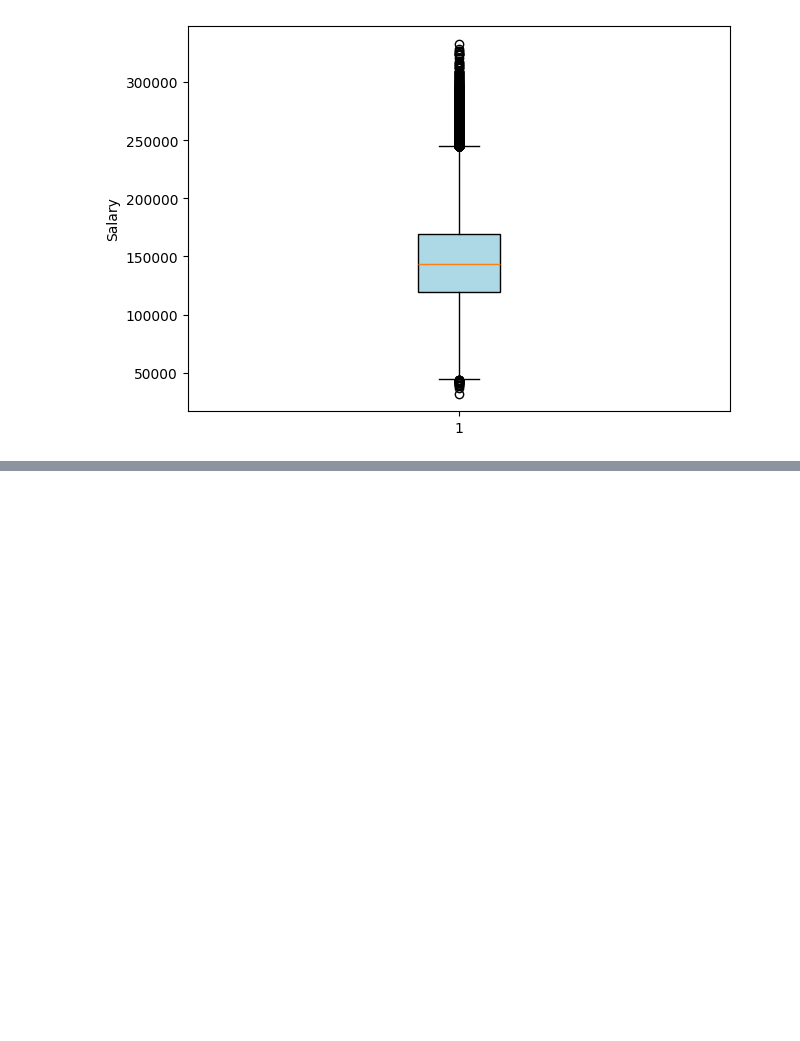
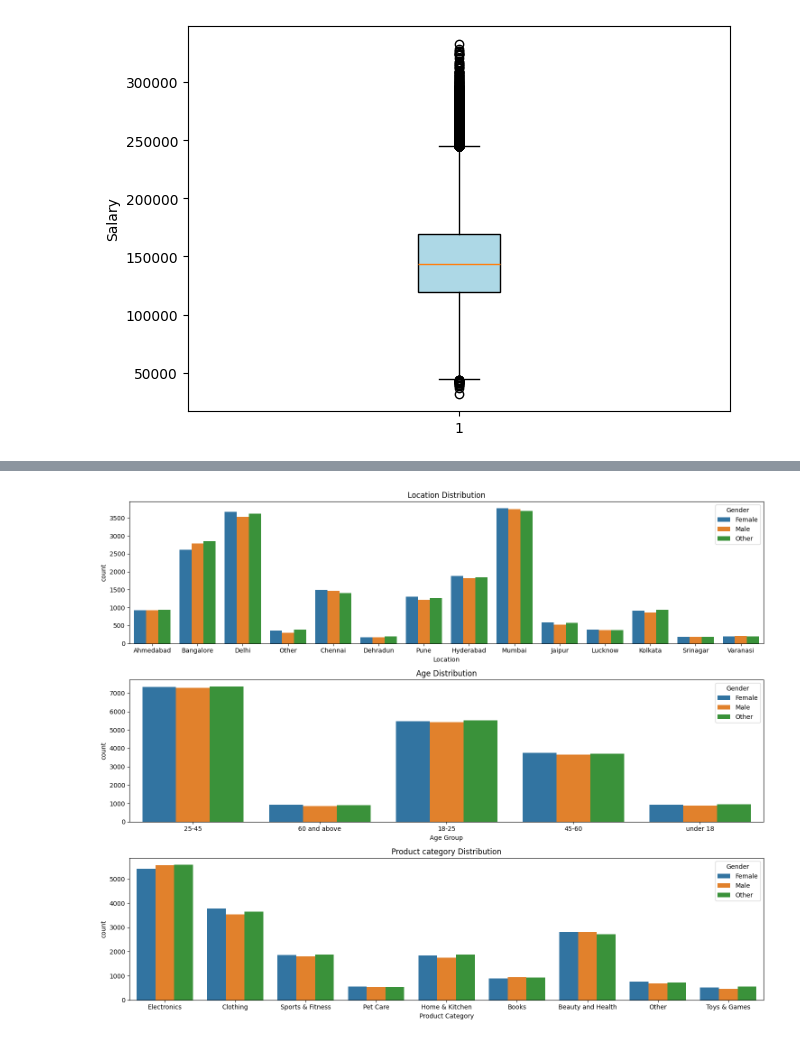
Before and after one commit to djcoder12091983/DSML, a Jupyter notebook: ML-projects/notebook/EDA-1.ipynb, the cells around one changed output, grey strips where cells are left out. Saved outputs shown, nothing was run; the diff lists cells and outputs as text; code cells hidden in the pictures; blank space fills up the shorter version.

```diff
--- a/ML-projects/notebook/EDA-1.ipynb
+++ b/ML-projects/notebook/EDA-1.ipynb
@@ -71,0 +359,6 @@ plt.show()
+# %%
+ecommerce_sales_df = pd.read_csv('../data/EDA/ecommerce_dataset.csv')
+
+ecommerce_sales_df.describe()
+ecommerce_sales_df.info()
+ecommerce_sales_df.head(5)
@@ -71,0 +409,21 @@ plt.show()
+# %%
+import matplotlib.pyplot as plt
+import seaborn as sns
+
+# visualization
+fig, axes = plt.subplots(nrows=3, ncols=1, figsize=(15, 12))
+ax = axes.flatten()
+
+sns.countplot(data=ecommerce_sales_df, ax=axes[0], x='Location', hue='Gender')
+ax[0].set_title('Location Distribution')
+
+sns.countplot(data=ecommerce_sales_df, ax=axes[1], x='Age Group', hue='Gender')
+ax[1].set_title('Age Distribution')
+
+sns.countplot(data=ecommerce_sales_df, ax=axes[2], x='Product Category', hue='Gender')
+ax[2].set_title('Product category Distribution')
+
+plt.tight_layout()
+plt.show()
+# %% [output]
+[figure, added]
```
Also changed, not shown: parts of 13 cells of this notebook, 2 other files.
